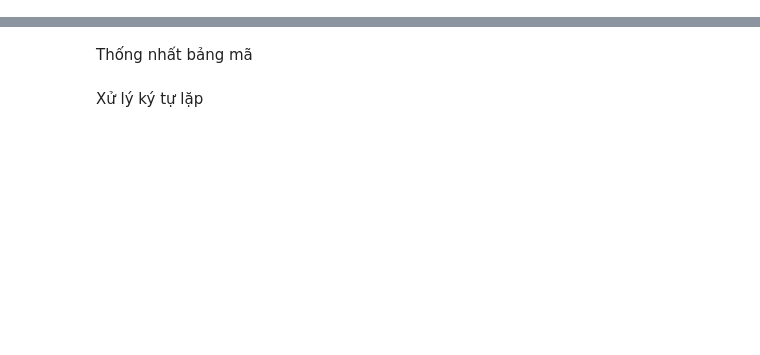
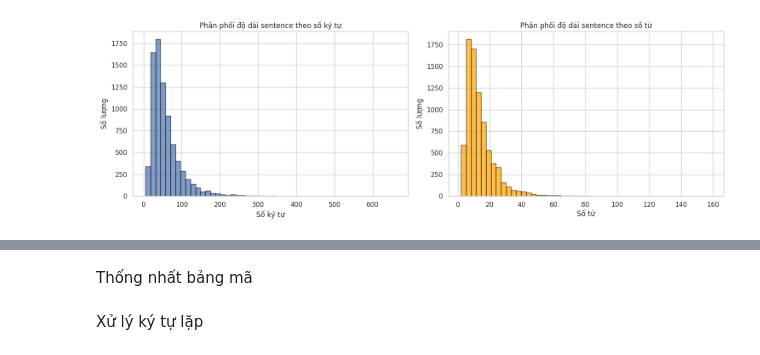
Before and after one commit to tkt-gemini/sentiment-binary-classification, a Jupyter notebook: main.ipynb, the cells around one changed output, grey strips where cells are left out. Saved outputs shown, nothing was run; the diff lists cells and outputs as text; code cells hidden in the pictures; blank space fills up the shorter version.

```diff
--- a/main.ipynb
+++ b/main.ipynb
@@ -116,0 +164,23 @@ Passing `palette` without assigning `hue` is deprecated and will be removed in v
+# %%
+# Phân phối độ dài sentence theo số ký tự
+df['train']['char_length'] = df['train']['sentence'].astype(str).apply(len)
+df['train']['word_count'] = df['train']['sentence'].astype(str).apply(lambda x: len(x.split()))
+
+fig, axes = plt.subplots(1, 2, figsize=(15, 5))
+
+# Histogram độ dài theo số ký tự
+axes[0].hist(df['train']['char_length'], bins=50, edgecolor='black', alpha=0.7)
+axes[0].set_title('Phân phối độ dài sentence theo số ký tự')
+axes[0].set_xlabel('Số ký tự')
+axes[0].set_ylabel('Số lượng')
+
+# Histogram độ dài theo số từ
+axes[1].hist(df['train']['word_count'], bins=50, edgecolor='black', alpha=0.7, color='orange')
+axes[1].set_title('Phân phối độ dài sentence theo số từ')
+axes[1].set_xlabel('Số từ')
+axes[1].set_ylabel('Số lượng')
+
+plt.tight_layout()
+plt.show()
+# %% [output]
+[figure, added]
```
Also changed, not shown: parts of 61 cells of this notebook, 8 other files.
